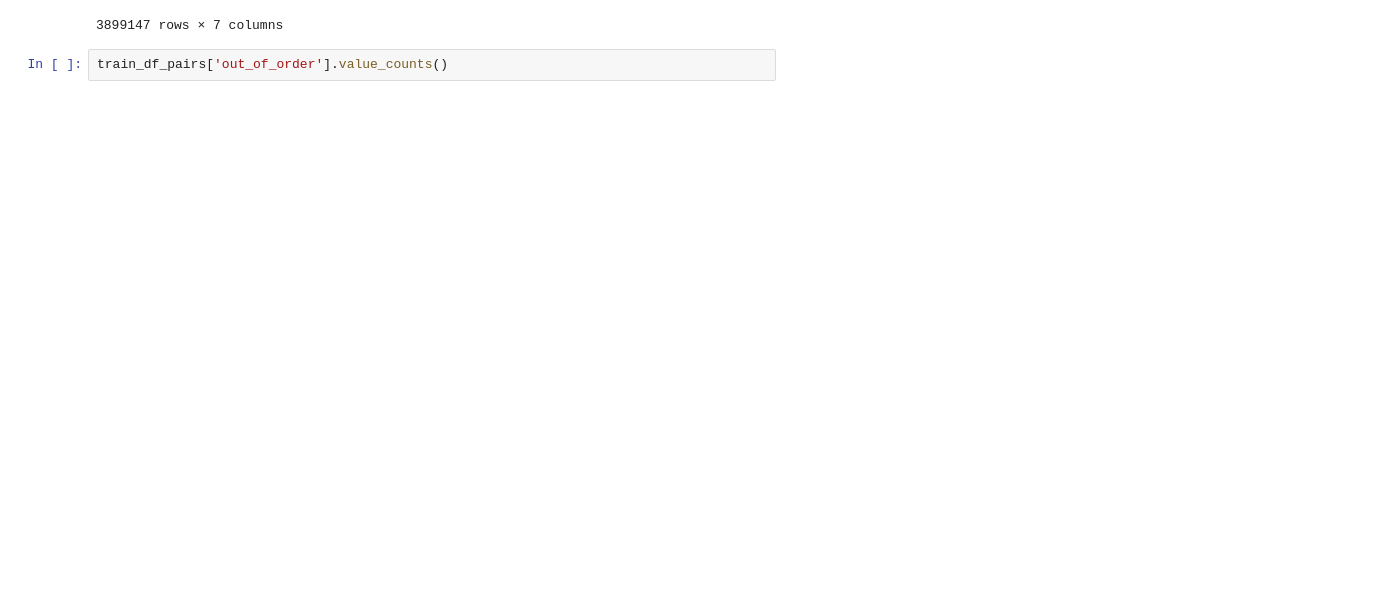
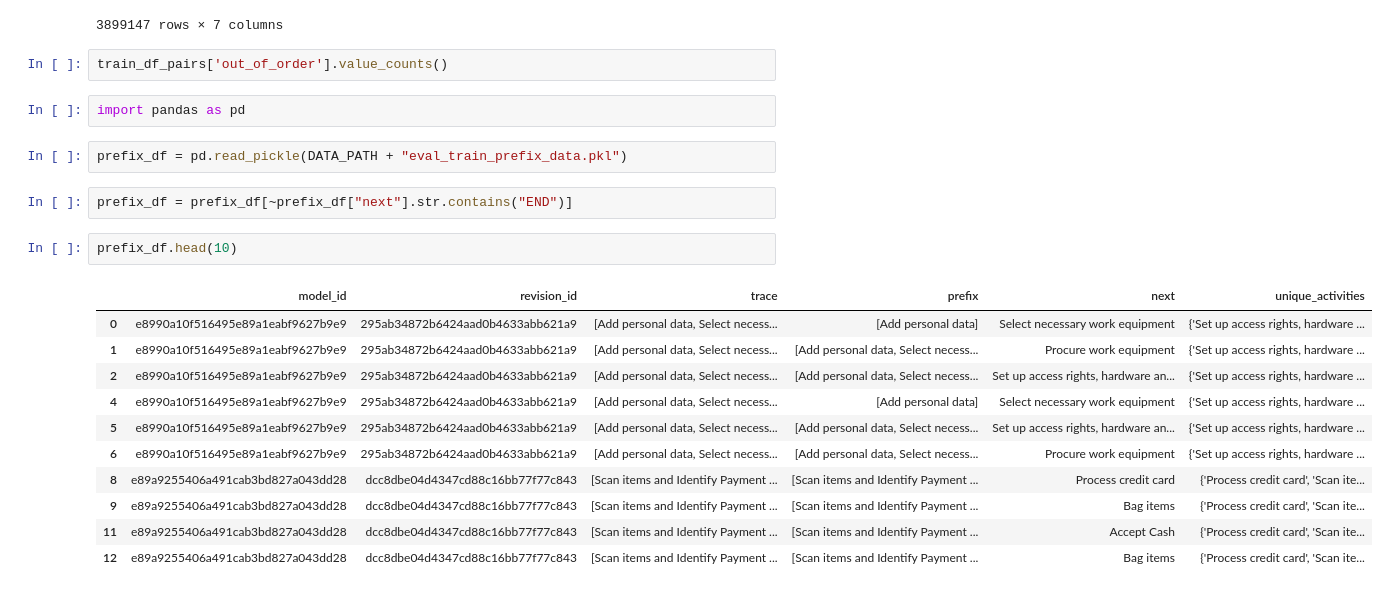
Before and after one commit to a-rebmann/llms4pm, a Jupyter notebook: notebooks/exploration.ipynb, the cells around one changed output. Drawn from its saved outputs; the diff is of its cells as text; blank space fills up the shorter version.

```diff
--- a/notebooks/exploration.ipynb
+++ b/notebooks/exploration.ipynb
@@ -142,3 +297,23 @@ train_df_pairs
 3899147 rows × 7 columns
 # %%
 train_df_pairs['out_of_order'].value_counts()
+# %%
+import pandas as pd
+# %%
+prefix_df = pd.read_pickle(DATA_PATH + "eval_train_prefix_data.pkl")
+# %%
+prefix_df = prefix_df[~prefix_df["next"].str.contains("END")]
+# %%
+prefix_df.head(10)
+# %% [output]
+|  | model_id | revision_id | trace | prefix | next | unique_activities |
+| 0 | e8990a10f516495e89a1eabf9627b9e9 | 295ab34872b6424aad0b4633abb621a9 | [Add personal data, Select necess... | [Add personal data] | Select necessary work equipment | {'Set up access rights, hardware ... |
+| 1 | e8990a10f516495e89a1eabf9627b9e9 | 295ab34872b6424aad0b4633abb621a9 | [Add personal data, Select necess... | [Add personal data, Select necess... | Procure work equipment | {'Set up access rights, hardware ... |
+| 2 | e8990a10f516495e89a1eabf9627b9e9 | 295ab34872b6424aad0b4633abb621a9 | [Add personal data, Select necess... | [Add personal data, Select necess... | Set up access rights, hardware an... | {'Set up access rights, hardware ... |
+| 4 | e8990a10f516495e89a1eabf9627b9e9 | 295ab34872b6424aad0b4633abb621a9 | [Add personal data, Select necess... | [Add personal data] | Select necessary work equipment | {'Set up access rights, hardware ... |
+| 5 | e8990a10f516495e89a1eabf9627b9e9 | 295ab34872b6424aad0b4633abb621a9 | [Add personal data, Select necess... | [Add personal data, Select necess... | Set up access rights, hardware an... | {'Set up access rights, hardware ... |
+| 6 | e8990a10f516495e89a1eabf9627b9e9 | 295ab34872b6424aad0b4633abb621a9 | [Add personal data, Select necess... | [Add personal data, Select necess... | Procure work equipment | {'Set up access rights, hardware ... |
+| 8 | e89a9255406a491cab3bd827a043dd28 | dcc8dbe04d4347cd88c16bb77f77c843 | [Scan items and Identify Payment ... | [Scan items and Identify Payment ... | Process credit card | {'Process credit card', 'Scan ite... |
+| 9 | e89a9255406a491cab3bd827a043dd28 | dcc8dbe04d4347cd88c16bb77f77c843 | [Scan items and Identify Payment ... | [Scan items and Identify Payment ... | Bag items | {'Process credit card', 'Scan ite... |
+| 11 | e89a9255406a491cab3bd827a043dd28 | dcc8dbe04d4347cd88c16bb77f77c843 | [Scan items and Identify Payment ... | [Scan items and Identify Payment ... | Accept Cash | {'Process credit card', 'Scan ite... |
+| 12 | e89a9255406a491cab3bd827a043dd28 | dcc8dbe04d4347cd88c16bb77f77c843 | [Scan items and Identify Payment ... | [Scan items and Identify Payment ... | Bag items | {'Process credit card', 'Scan ite... |
```
Also changed, not shown: parts of 19 cells of this notebook, 7 other files.
